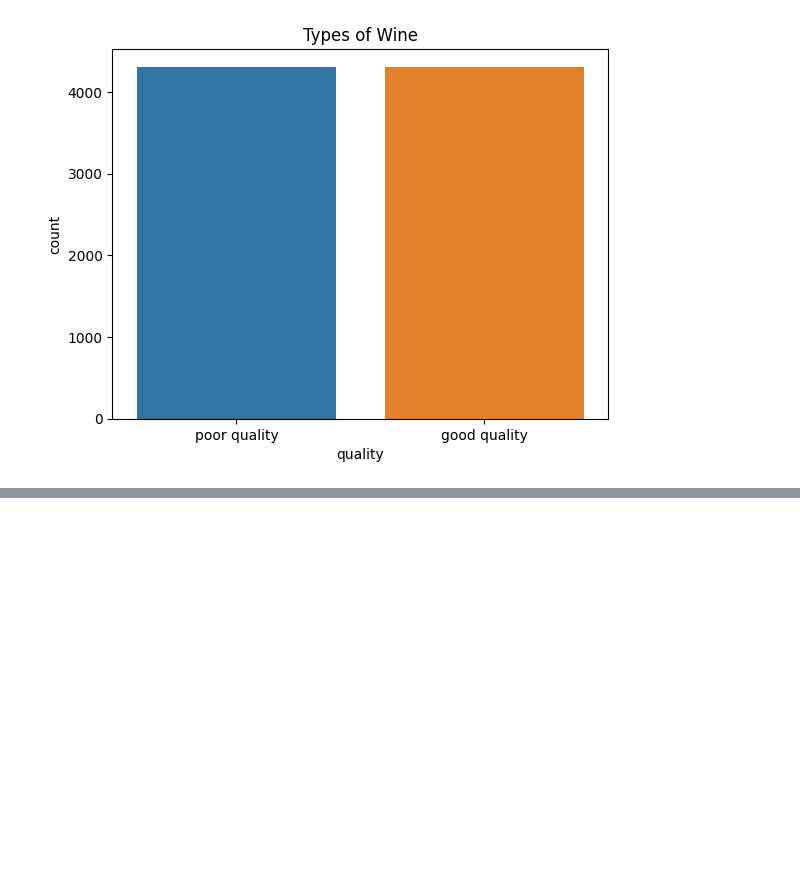
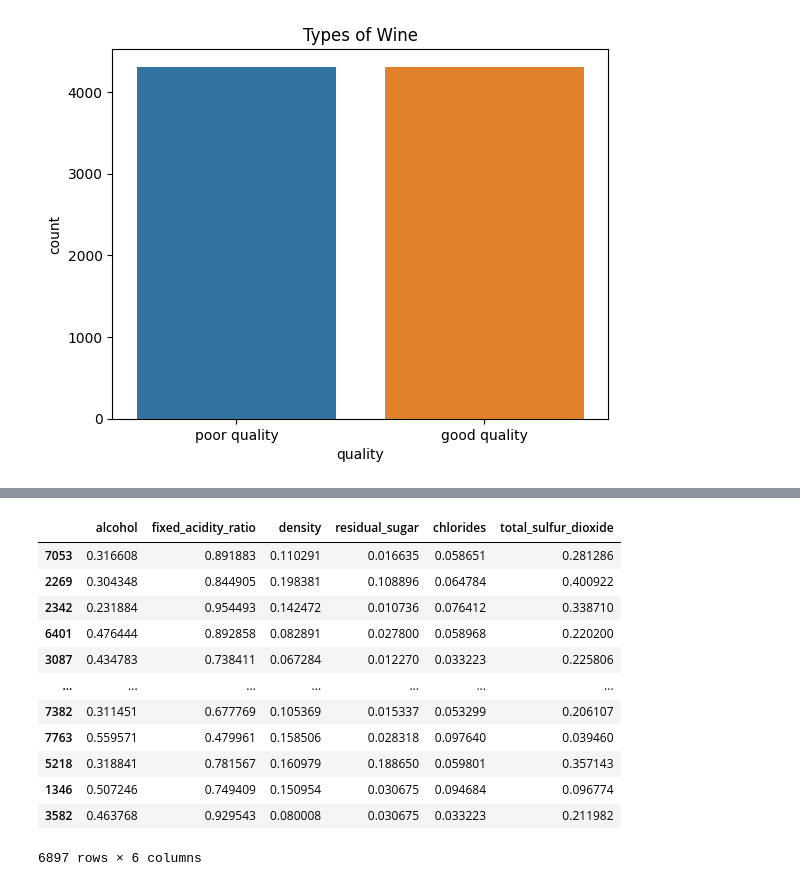
Before and after one commit to Gardenialover/Capstone_Two_Project, a Jupyter notebook: notebooks/DataPreprocessing.ipynb, the cells around one changed output, grey strips where cells are left out. Cells and saved outputs as stored; diff of their text form; code cells hidden in the pictures; blank space fills up the shorter version.

```diff
--- a/notebooks/4. Pre-processing and Training Data Development.ipynb
+++ b/notebooks/DataPreprocessing.ipynb
@@ -217,0 +226,17 @@ X_train.shape, X_test.shape
+# %%
+X_train = pd.read_csv("../Capstone_Two_Project/data/processed/X_train.csv", index_col = 0)
+X_train
+# %% [output]
+|  | alcohol | fixed_acidity_ratio | density | residual_sugar | chlorides | total_sulfur_dioxide |
+| 7053 | 0.316608 | 0.891883 | 0.110291 | 0.016635 | 0.058651 | 0.281286 |
+| 2269 | 0.304348 | 0.844905 | 0.198381 | 0.108896 | 0.064784 | 0.400922 |
+| 2342 | 0.231884 | 0.954493 | 0.142472 | 0.010736 | 0.076412 | 0.338710 |
+| 6401 | 0.476444 | 0.892858 | 0.082891 | 0.027800 | 0.058968 | 0.220200 |
+| 3087 | 0.434783 | 0.738411 | 0.067284 | 0.012270 | 0.033223 | 0.225806 |
+| ... | ... | ... | ... | ... | ... | ... |
+| 7382 | 0.311451 | 0.677769 | 0.105369 | 0.015337 | 0.053299 | 0.206107 |
+| 7763 | 0.559571 | 0.479961 | 0.158506 | 0.028318 | 0.097640 | 0.039460 |
+| 5218 | 0.318841 | 0.781567 | 0.160979 | 0.188650 | 0.059801 | 0.357143 |
+| 1346 | 0.507246 | 0.749409 | 0.150954 | 0.030675 | 0.094684 | 0.096774 |
+| 3582 | 0.463768 | 0.929543 | 0.080008 | 0.030675 | 0.033223 | 0.211982 |
+6897 rows × 6 columns
```
Also changed, not shown: parts of 6 cells of this notebook, 7 other files.
